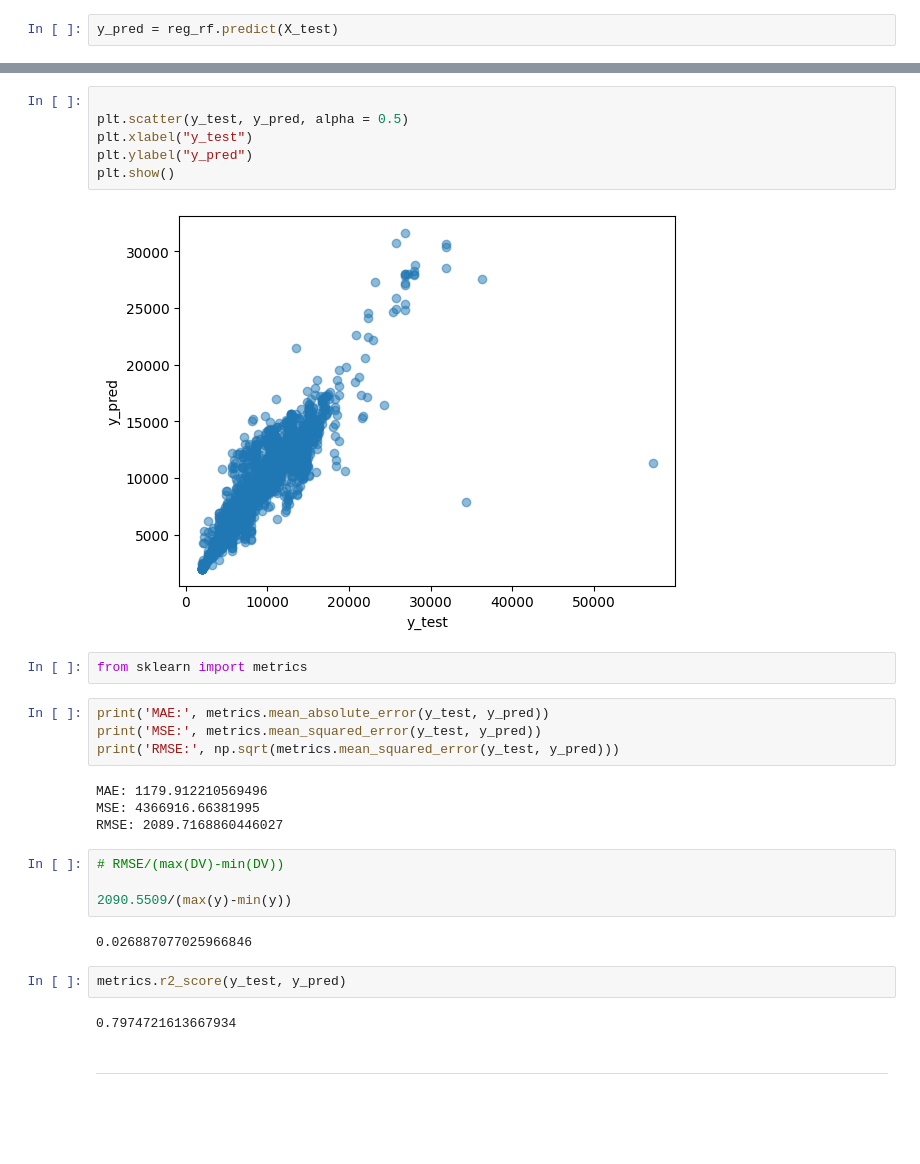
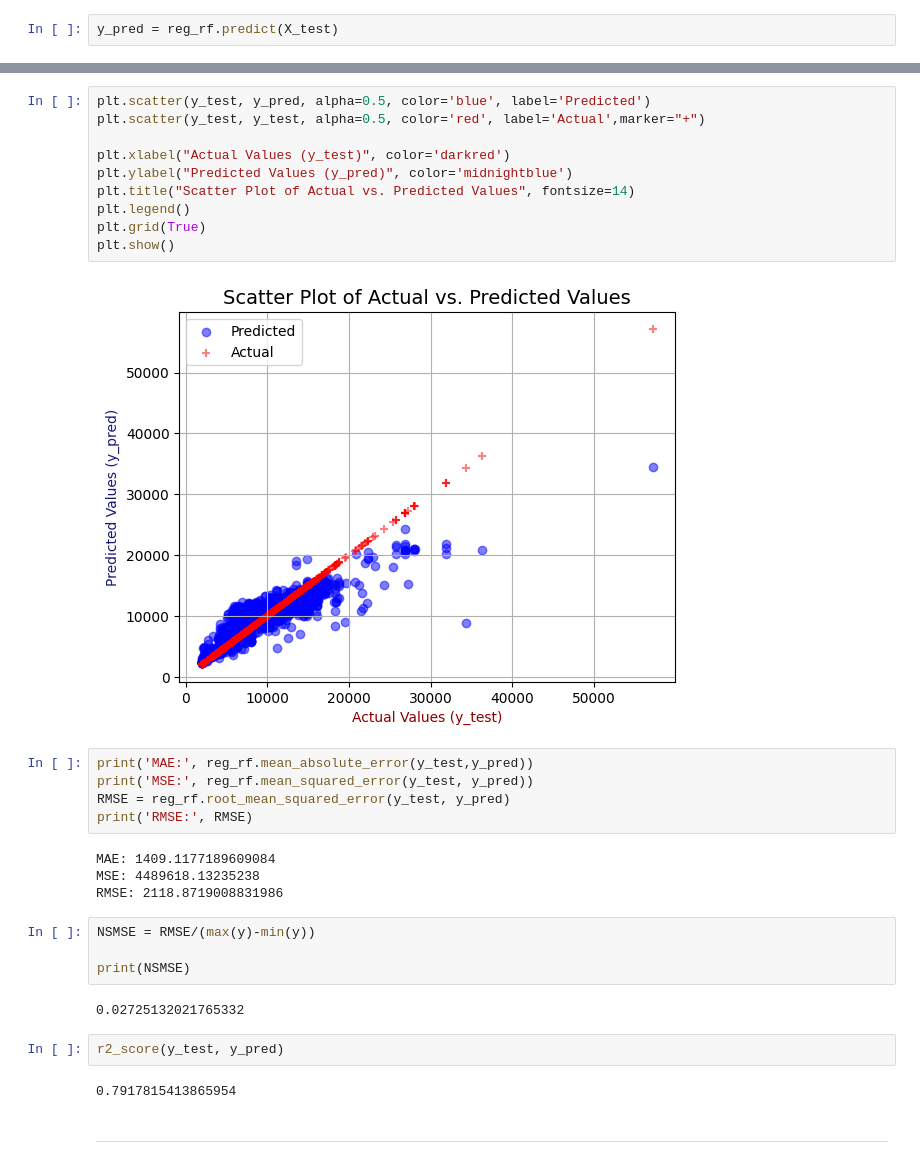
Before and after one commit to Kabin-R/Flight-Price, a Jupyter notebook: flight_price_check.ipynb, the cells around one changed output, grey strips where cells are left out. Cells and saved outputs as stored; diff of their text form; blank space fills up the shorter version.

```diff
--- a/flight_price_check.ipynb
+++ b/flight_price_check.ipynb
@@ -574,30 +775,33 @@ plt.show()
-# %%
-
-plt.scatter(y_test, y_pred, alpha = 0.5)
-plt.xlabel("y_test")
-plt.ylabel("y_pred")
-plt.show()
-# %% [output]
-[figure, removed]
-# %%
-from sklearn import metrics
+# %%
+plt.scatter(y_test, y_pred, alpha=0.5, color='blue', label='Predicted')
+plt.scatter(y_test, y_test, alpha=0.5, color='red', label='Actual',marker="+")
+
+plt.xlabel("Actual Values (y_test)", color='darkred')
+plt.ylabel("Predicted Values (y_pred)", color='midnightblue')
+plt.title("Scatter Plot of Actual vs. Predicted Values", fontsize=14)
+plt.legend()
+plt.grid(True)
+plt.show()
+# %% [output]
+[figure, added]
 # %%
-print('MAE:', metrics.mean_absolute_error(y_test, y_pred))
-print('MSE:', metrics.mean_squared_error(y_test, y_pred))
-print('RMSE:', np.sqrt(metrics.mean_squared_error(y_test, y_pred)))
+print('MAE:', reg_rf.mean_absolute_error(y_test,y_pred))
+print('MSE:', reg_rf.mean_squared_error(y_test, y_pred))
+RMSE = reg_rf.root_mean_squared_error(y_test, y_pred)
+print('RMSE:', RMSE)
 # %% [output]
-MAE: 1179.912210569496
-MSE: 4366916.66381995
-RMSE: 2089.7168860446027
+MAE: 1409.1177189609084
+MSE: 4489618.13235238
+RMSE: 2118.8719008831986
 # %%
-# RMSE/(max(DV)-min(DV))
+NSMSE = RMSE/(max(y)-min(y))
 
-2090.5509/(max(y)-min(y))
+print(NSMSE)
 # %% [output]
-0.026887077025966846
+0.02725132021765332
 # %%
-metrics.r2_score(y_test, y_pred)
+r2_score(y_test, y_pred)
 # %% [output]
-0.7974721613667934
+0.7917815413865954
 # %% [markdown]
 ---
```
Also changed, not shown: parts of 30 cells of this notebook, 3 other files.
